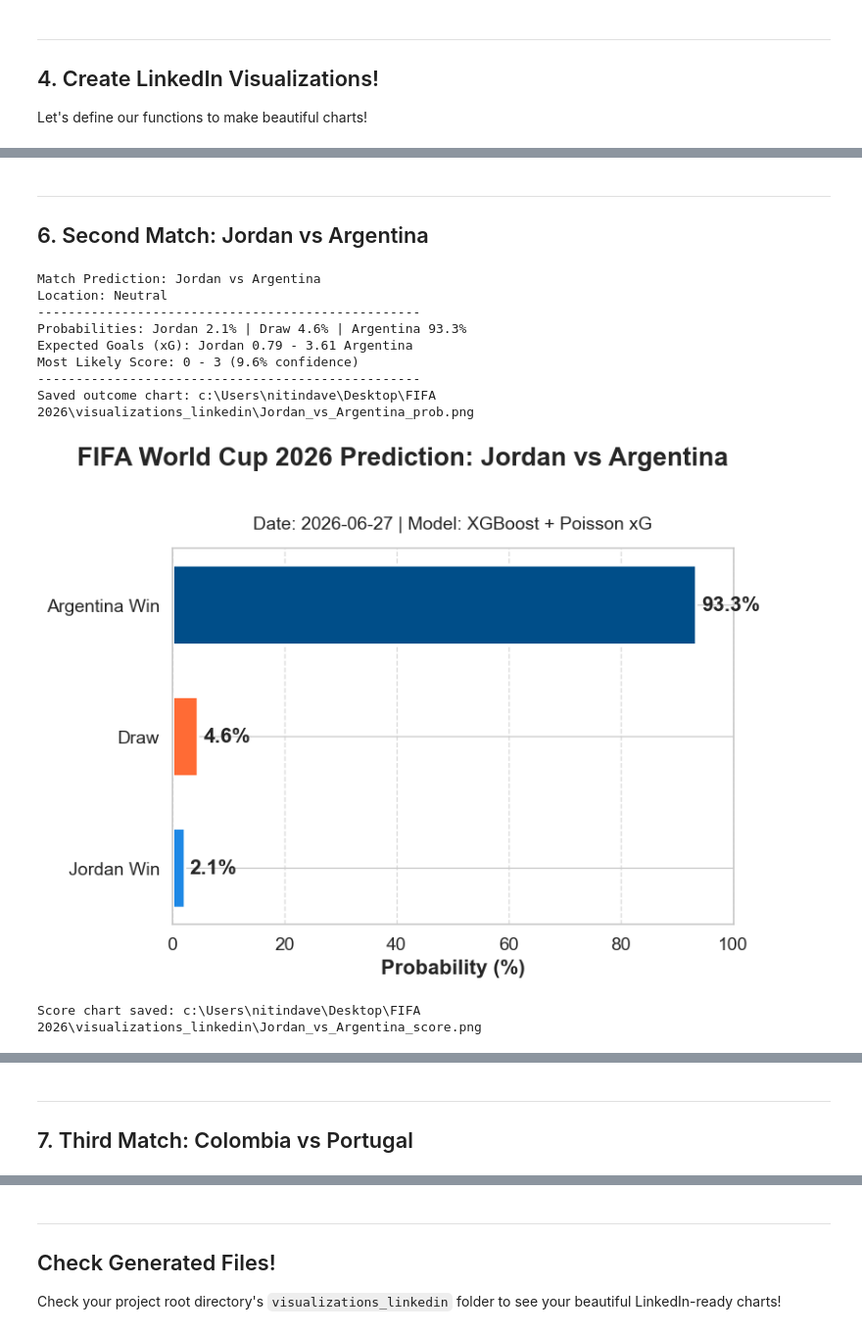
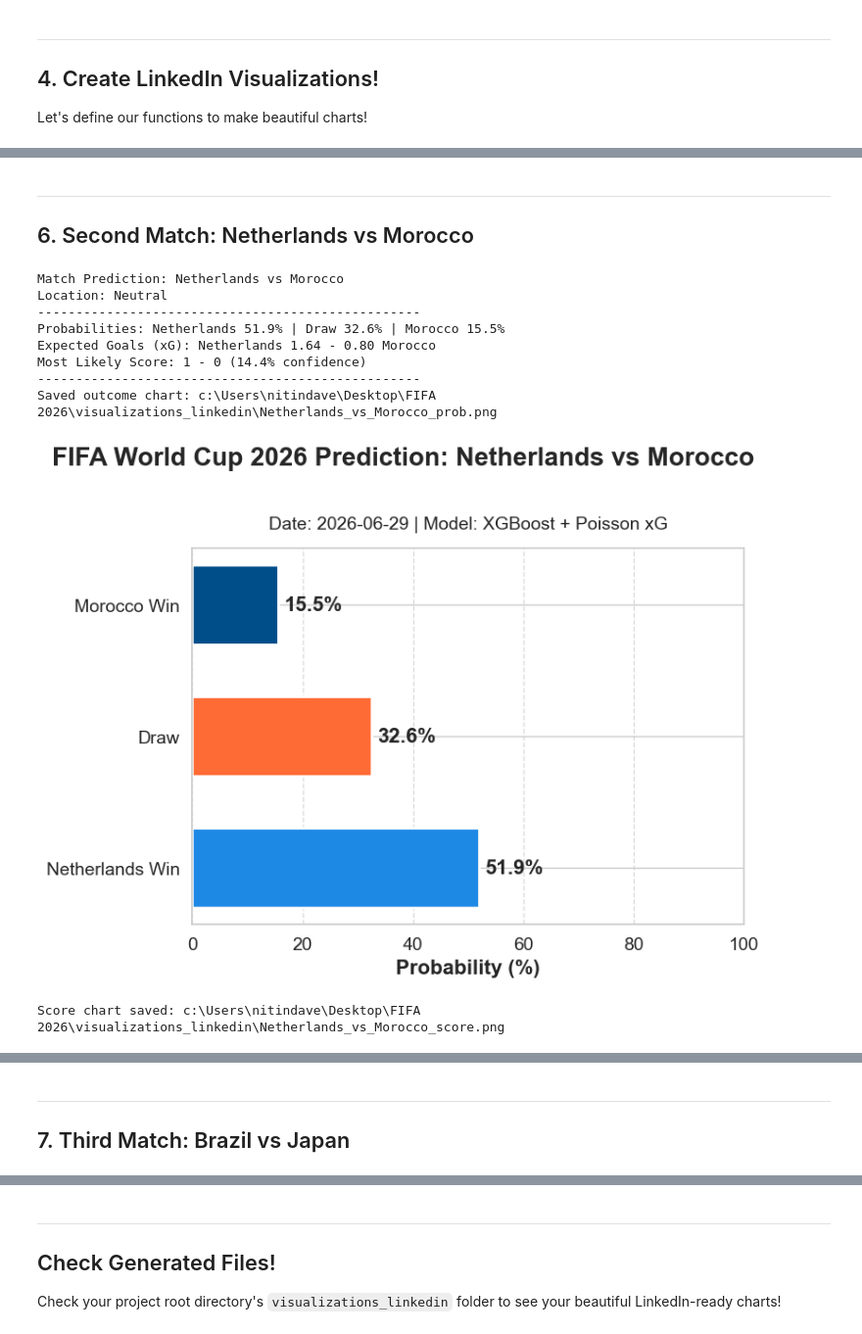
Before and after one commit to nitindavegit/FIFA-2026-Predictions, a Jupyter notebook: notebooks/04_LinkedIn_Presentation.ipynb, the cells around one changed output, grey strips where cells are left out. Shown at 98% size. Drawn from its saved outputs; the diff is of its cells as text; code cells hidden in the pictures.

```diff
--- a/notebooks/04_LinkedIn_Presentation.ipynb
+++ b/notebooks/04_LinkedIn_Presentation.ipynb
@@ -88,7 +85,7 @@ matches[['home_team', 'away_team', 'tournament']]
 
 Let's define our functions to make beautiful charts!
 # %%
-def generate_outcome_chart(home_team, away_team, probs, date_str="2026-06-27", prediction=None):
+def generate_outcome_chart(home_team, away_team, probs, date_str="2026-06-29", prediction=None):
     fig, ax = plt.subplots(figsize=FIGSIZE, dpi=DPI)
 
     has_advance = prediction is not None and 'advance_probs' in prediction
@@ -138,7 +135,7 @@ def generate_outcome_chart(home_team, away_team, probs, date_str="2026-06-27", p
     plt.show()
     plt.close(fig)
 # %%
-def generate_score_heatmap(home_team, away_team, home_xg, away_xg, date_str="2026-06-27", prediction=None):
+def generate_score_heatmap(home_team, away_team, home_xg, away_xg, date_str="2026-06-29", prediction=None):
     fig, (ax_heatmap, ax_summary) = plt.subplots(ncols=2, figsize=FIGSIZE, dpi=DPI, gridspec_kw={'width_ratios': [3, 1]})
 
     max_goals=5
@@ -207,7 +204,7 @@ def generate_score_heatmap(home_team, away_team, home_xg, away_xg, date_str="202
 # %%
-pred = predict_match("Algeria", "Austria")
+pred = predict_match("Germany", "Paraguay")
 if pred:
     probs, (home_xg, away_xg) = pred['probs'], pred['xg']
-    generate_outcome_chart("Algeria", "Austria", probs)
-    generate_score_heatmap("Algeria", "Austria", home_xg, away_xg)
+    generate_outcome_chart("Germany", "Paraguay", probs)
+    generate_score_heatmap("Germany", "Paraguay", home_xg, away_xg)
 # %% [output]
@@ -225,20 +222,20 @@ Score chart saved: c:\Users\nitindave\Desktop\FIFA 2026\visualizations_linkedin\
 # %% [markdown]
 ---
-## 6. Second Match: Jordan vs Argentina
+## 6. Second Match: Netherlands vs Morocco
 # %%
-pred = predict_match("Jordan", "Argentina")
+pred = predict_match("Netherlands", "Morocco")
 if pred:
     probs, (home_xg, away_xg) = pred['probs'], pred['xg']
-    generate_outcome_chart("Jordan", "Argentina", probs)
-    generate_score_heatmap("Jordan", "Argentina", home_xg, away_xg)
+    generate_outcome_chart("Netherlands", "Morocco", probs)
+    generate_score_heatmap("Netherlands", "Morocco", home_xg, away_xg)
 # %% [output]
-Match Prediction: Jordan vs Argentina
+Match Prediction: Netherlands vs Morocco
 Location: Neutral
 --------------------------------------------------
-Probabilities: Jordan 2.1% | Draw 4.6% | Argentina 93.3%
-Expected Goals (xG): Jordan 0.79 - 3.61 Argentina
-Most Likely Score: 0 - 3 (9.6% confidence)
+Probabilities: Netherlands 51.9% | Draw 32.6% | Morocco 15.5%
+Expected Goals (xG): Netherlands 1.64 - 0.80 Morocco
+Most Likely Score: 1 - 0 (14.4% confidence)
 --------------------------------------------------
-Saved outcome chart: c:\Users\nitindave\Desktop\FIFA 2026\visualizations_linkedin\Jordan_vs_Argentina_prob.png
+Saved outcome chart: c:\Users\nitindave\Desktop\FIFA 2026\visualizations_linkedin\Netherlands_vs_Morocco_prob.png
-[figure, old version]
+[figure, new version]
-Score chart saved: c:\Users\nitindave\Desktop\FIFA 2026\visualizations_linkedin\Jordan_vs_Argentina_score.png
+Score chart saved: c:\Users\nitindave\Desktop\FIFA 2026\visualizations_linkedin\Netherlands_vs_Morocco_score.png
@@ -246,4 +243,4 @@ Score chart saved: c:\Users\nitindave\Desktop\FIFA 2026\visualizations_linkedin\
 # %% [markdown]
 ---
-## 7. Third Match: Colombia vs Portugal
+## 7. Third Match: Brazil vs Japan
 # %%
```
Also changed, not shown: parts of 11 cells of this notebook.
